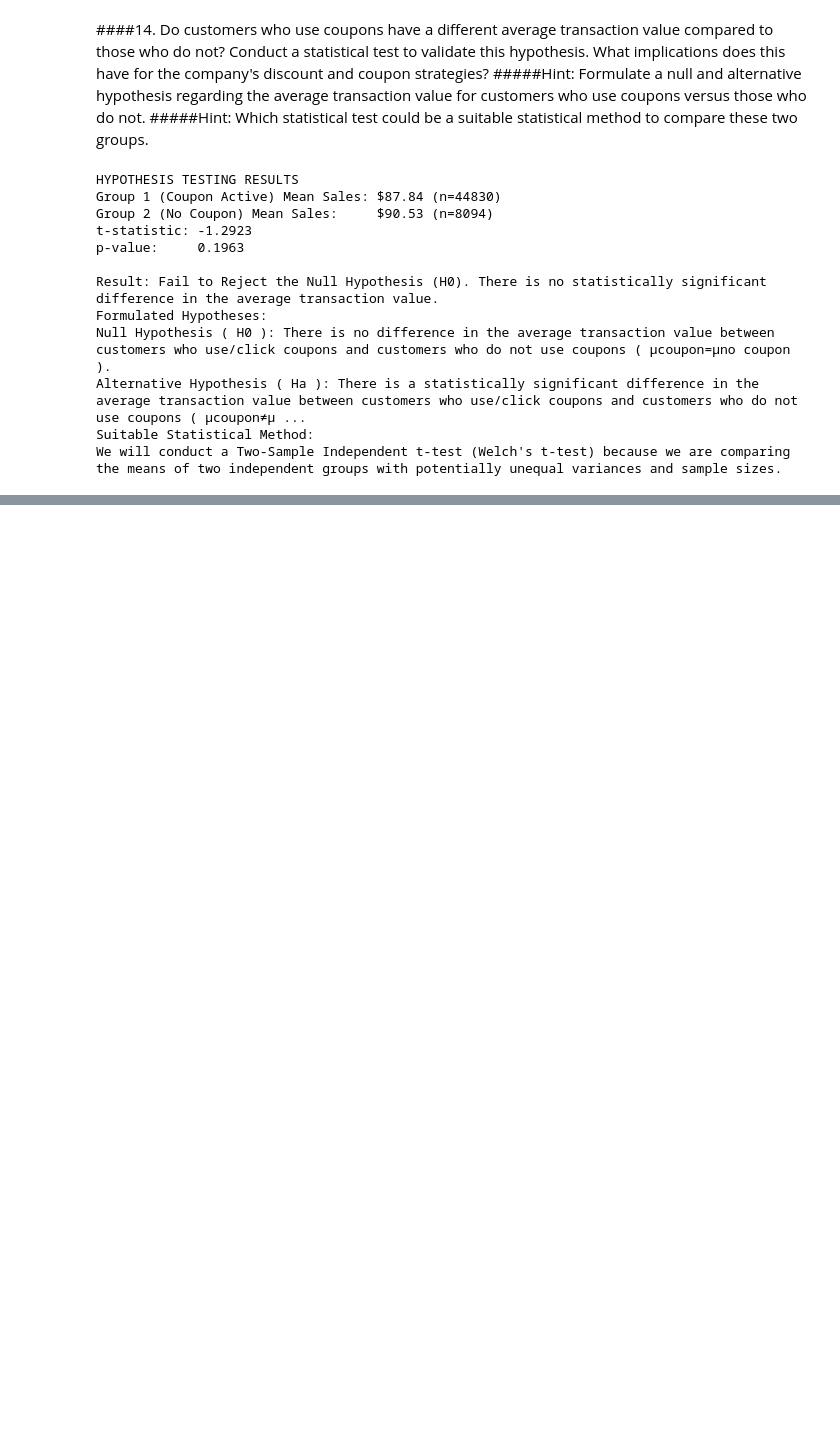
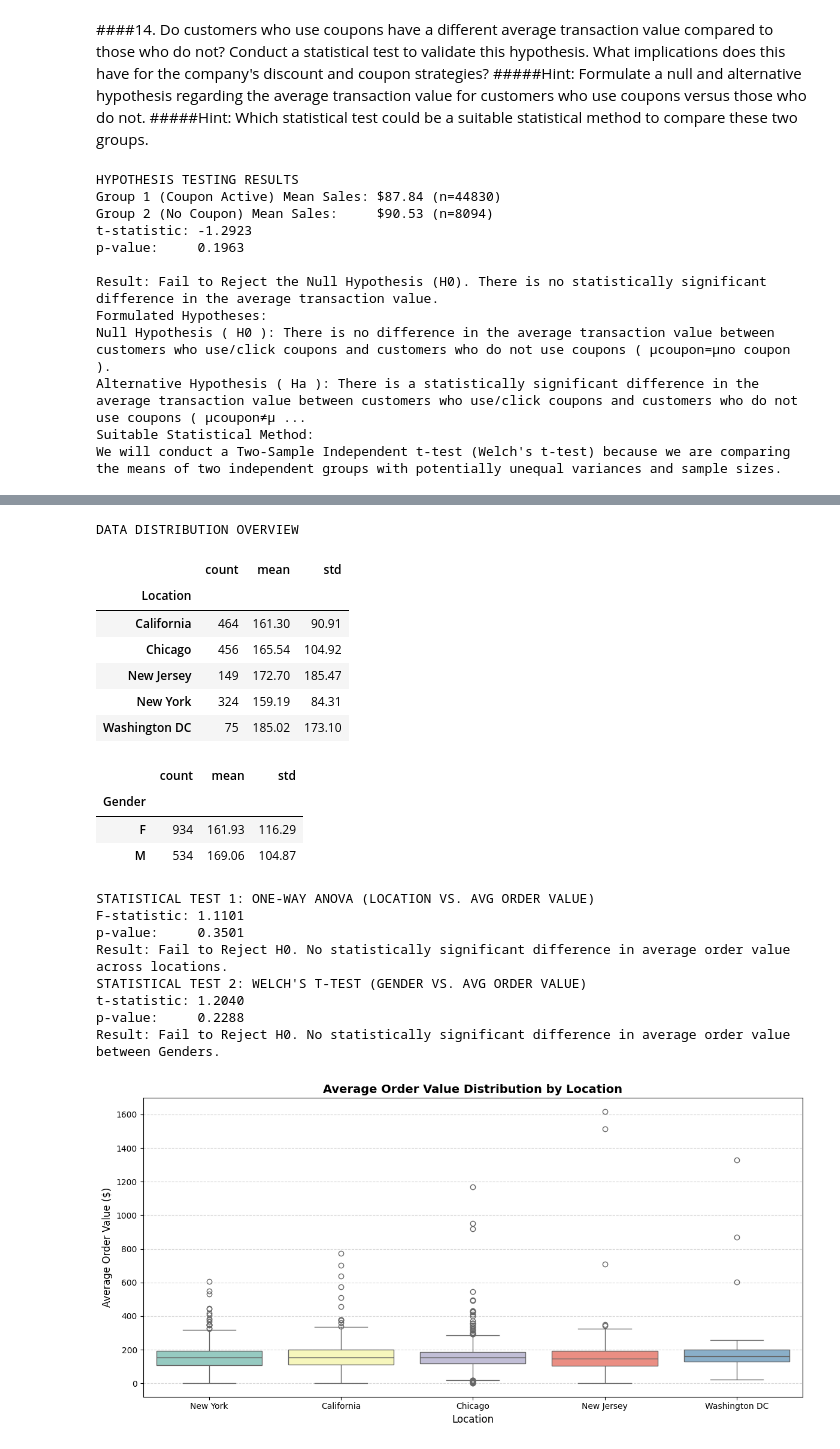
Before and after one commit to shridhar2k9/AI-ML, a Jupyter notebook: Untitled4.ipynb, the cells around one changed output, grey strips where cells are left out. Saved outputs shown, nothing was run; the diff lists cells and outputs as text; code cells hidden in the pictures; blank space fills up the shorter version.

```diff
--- a/Untitled4.ipynb
+++ b/Untitled4.ipynb
@@ -1529,0 +1534,79 @@ We will conduct a Two-Sample Independent t-test (Welch's t-test) because we are
+# %%
+import pandas as pd
+import numpy as np
+from scipy import stats
+import matplotlib.pyplot as plt
+import seaborn as sns
+
+# Aggregate transactional data to customer-level metrics
+customer_transactions = online_sales_data.groupby('CustomerID').agg(
+    Total_Spend=('Sales_Amount', 'sum'),
+    Order_Count=('Transaction_ID', 'nunique')
+).reset_index()
+
+customer_transactions['Avg_Order_Value'] = customer_transactions['Total_Spend'] / customer_transactions['Order_Count']
+
+# Merge with customer demographics
+merged_demographics = pd.merge(customer_transactions, customer_data, on='CustomerID', how='inner')
+
+print("DATA DISTRIBUTION OVERVIEW")
+display(merged_demographics.groupby('Location')['Avg_Order_Value'].agg(['count', 'mean', 'std']).round(2))
+display(merged_demographics.groupby('Gender')['Avg_Order_Value'].agg(['count', 'mean', 'std']).round(2))
+
+# STATISTICAL TEST 1: One-Way ANOVA for Locations
+locations = merged_demographics['Location'].unique()
+groups_location = [merged_demographics[merged_demographics['Location'] == loc]['Avg_Order_Value'] for loc in locations]
+f_stat, p_val_loc = stats.f_oneway(*groups_location)
+
+print("STATISTICAL TEST 1: ONE-WAY ANOVA (LOCATION VS. AVG ORDER VALUE)")
+print(f"F-statistic: {f_stat:.4f}")
+print(f"p-value:     {p_val_loc:.4f}")
+if p_val_loc < 0.05:
+    print("Result: Reject H0. Customer location significantly impacts average order value.")
+else:
+    print("Result: Fail to Reject H0. No statistically significant difference in average order value across locations.")
+
+# STATISTICAL TEST 2: Welch's t-test for Gender
+males = merged_demographics[merged_demographics['Gender'] == 'M']['Avg_Order_Value']
+females = merged_demographics[merged_demographics['Gender'] == 'F']['Avg_Order_Value']
+t_stat, p_val_gender = stats.ttest_ind(males, females, equal_var=False)
+
+print("STATISTICAL TEST 2: WELCH\'S T-TEST (GENDER VS. AVG ORDER VALUE)")
+print(f"t-statistic: {t_stat:.4f}")
+print(f"p-value:     {p_val_gender:.4f}")
+if p_val_gender < 0.05:
+    print("Result: Reject H0. Gender significantly impacts average order value.")
+else:
+    print("Result: Fail to Reject H0. No statistically significant difference in average order value between Genders.")
+
+# Visualizing distributions across Locations
+plt.figure(figsize=(12, 6))
+sns.boxplot(data=merged_demographics, x='Location', y='Avg_Order_Value', palette='Set3', hue='Location', legend=False)
+plt.title('Average Order Value Distribution by Location', fontsize=14, fontweight='bold')
+plt.xlabel('Location', fontsize=12)
+plt.ylabel('Average Order Value ($)', fontsize=12)
+plt.grid(axis='y', linestyle='--', alpha=0.5)
+plt.tight_layout()
+plt.show()
+# %% [output]
+DATA DISTRIBUTION OVERVIEW
+|  | count | mean | std |
+| Location |  |  |  |
+| California | 464 | 161.30 | 90.91 |
+| Chicago | 456 | 165.54 | 104.92 |
+| New Jersey | 149 | 172.70 | 185.47 |
+| New York | 324 | 159.19 | 84.31 |
+| Washington DC | 75 | 185.02 | 173.10 |
+|  | count | mean | std |
+| Gender |  |  |  |
+| F | 934 | 161.93 | 116.29 |
+| M | 534 | 169.06 | 104.87 |
+STATISTICAL TEST 1: ONE-WAY ANOVA (LOCATION VS. AVG ORDER VALUE)
+F-statistic: 1.1101
+p-value:     0.3501
+Result: Fail to Reject H0. No statistically significant difference in average order value across locations.
+STATISTICAL TEST 2: WELCH'S T-TEST (GENDER VS. AVG ORDER VALUE)
+t-statistic: 1.2040
+p-value:     0.2288
+Result: Fail to Reject H0. No statistically significant difference in average order value between Genders.
+[figure, added]
```
Also changed, not shown: parts of 10 cells of this notebook.
